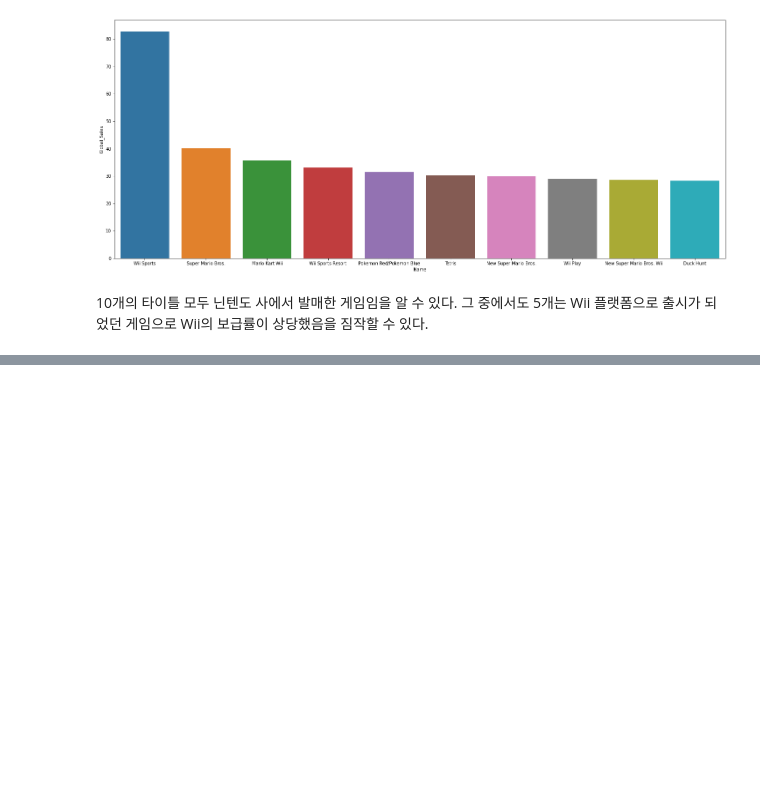
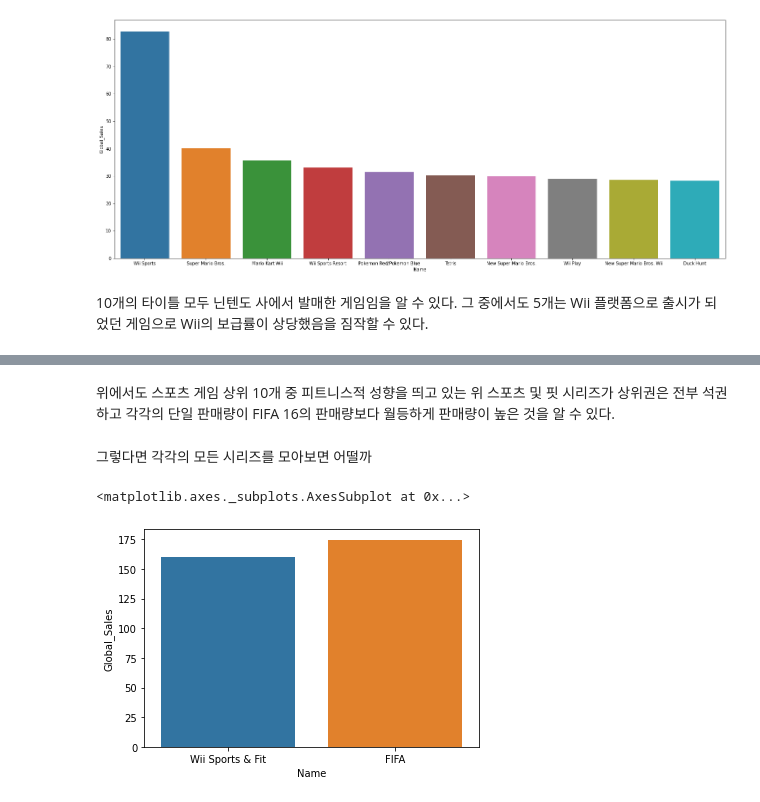
Before and after one commit to ORCT/ds-section1-project, a Jupyter notebook: Q3.max_sold_game_analyze.ipynb, the cells around one changed output, grey strips where cells are left out. Saved outputs shown, nothing was run; the diff lists cells and outputs as text; code cells hidden in the pictures; blank space fills up the shorter version.

```diff
--- a/Q3.max_sold_game_analyze.ipynb
+++ b/Q3.max_sold_game_analyze.ipynb
@@ -56,0 +72,12 @@ sns.barplot(x=df_top_10['Name'],y=df_top_10['Global_Sales'])
+# %% [markdown]
+위에서도 스포츠 게임 상위 10개 중 피트니스적 성향을 띄고 있는 위 스포츠 및 핏 시리즈가 상위권은 전부 석권하고 각각의 단일 판매량이 FIFA 16의 판매량보다 월등하게 판매량이 높은 것을 알 수 있다.
+# %% [markdown]
+그렇다면 각각의 모든 시리즈를 모아보면 어떨까
+# %%
+fifa = df[df['Name'].str.contains('FIFA')]
+tmp = pd.DataFrame({'Name':['Wii Sports & Fit', 'FIFA'], 'Global_Sales':[sports_top_10.loc[0:3,'Global_Sales'].sum(), fifa['Global_Sales'].sum()]})
+
+sns.barplot(x=tmp['Name'],y=tmp['Global_Sales'])
+# %% [output]
+<matplotlib.axes._subplots.AxesSubplot at 0x...>
+[figure, added]
```
Also changed, not shown: parts of 15 cells of this notebook.
